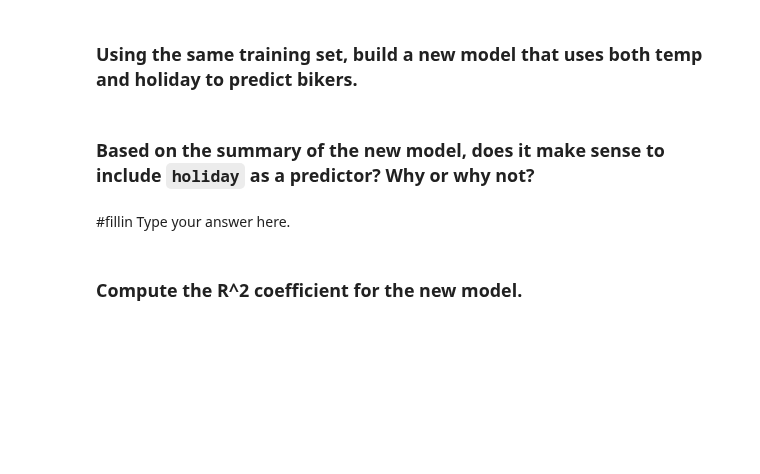
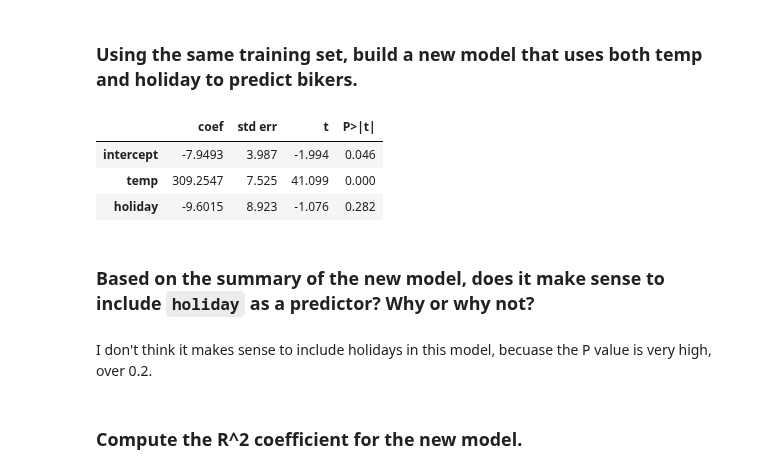
Before and after one commit to Importantpigs/code_2600, a Jupyter notebook: mod04_linear.ipynb, the cells around one changed output. Saved outputs shown, nothing was run; the diff lists cells and outputs as text; code cells hidden in the pictures; blank space fills up the shorter version.

```diff
--- a/mod04_linear.ipynb
+++ b/mod04_linear.ipynb
@@ -215,13 +215,19 @@ abline(ax,
 # %% [markdown]
 ### Using the same training set, build a new model that uses both temp and holiday to predict bikers.
 # %%
-model_2 = #fillin
-results_2 = #fillin
+
+model_2 = sm.OLS(y_train, X_train[['intercept','temp', 'holiday']])
+results_2 = model_2.fit()
 summarize(results_2)
+# %% [output]
+|  | coef | std err | t | P>|t| |
+| intercept | -7.9493 | 3.987 | -1.994 | 0.046 |
+| temp | 309.2547 | 7.525 | 41.099 | 0.000 |
+| holiday | -9.6015 | 8.923 | -1.076 | 0.282 |
 # %% [markdown]
 ### Based on the summary of the new model, does it make sense to include `holiday` as a predictor? Why or why not?
 # %% [markdown]
-#fillin Type your answer here.
+I don't think it makes sense to include holidays in this model, becuase the P value is very high, over 0.2.
 # %% [markdown]
 ### Compute the R^2 coefficient for the new model.
 # %%
```
Also changed, not shown: parts of 9 cells of this notebook.
